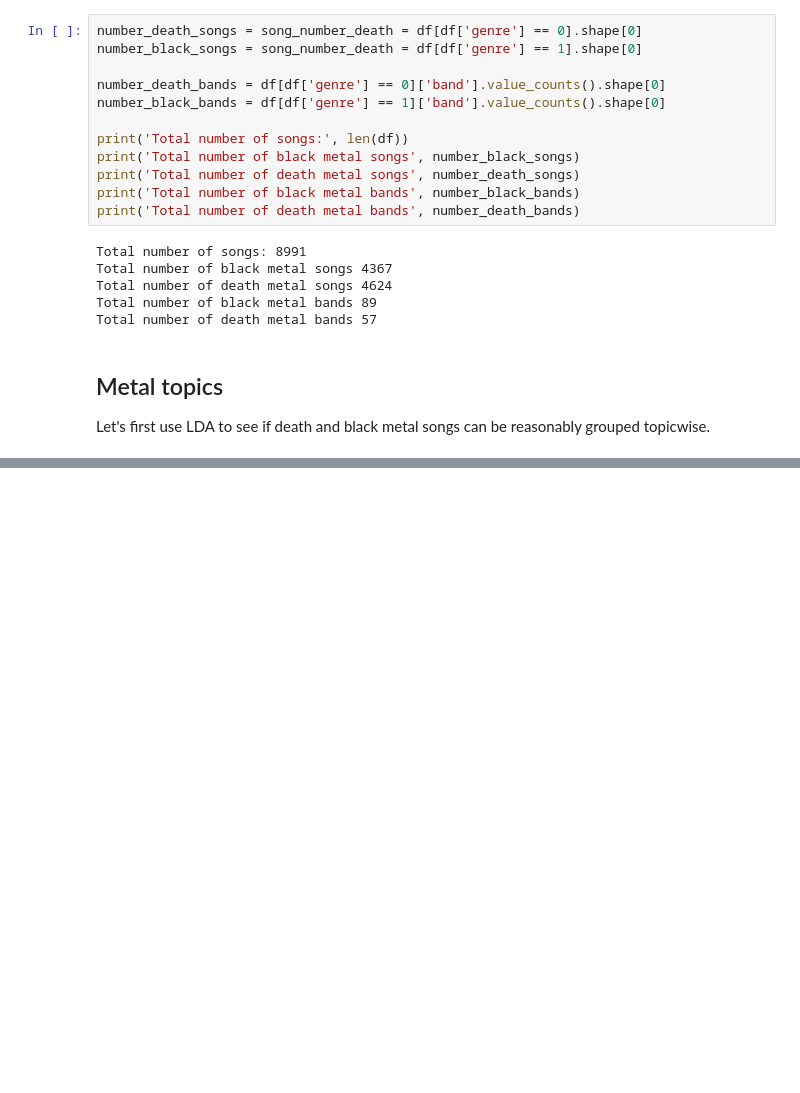
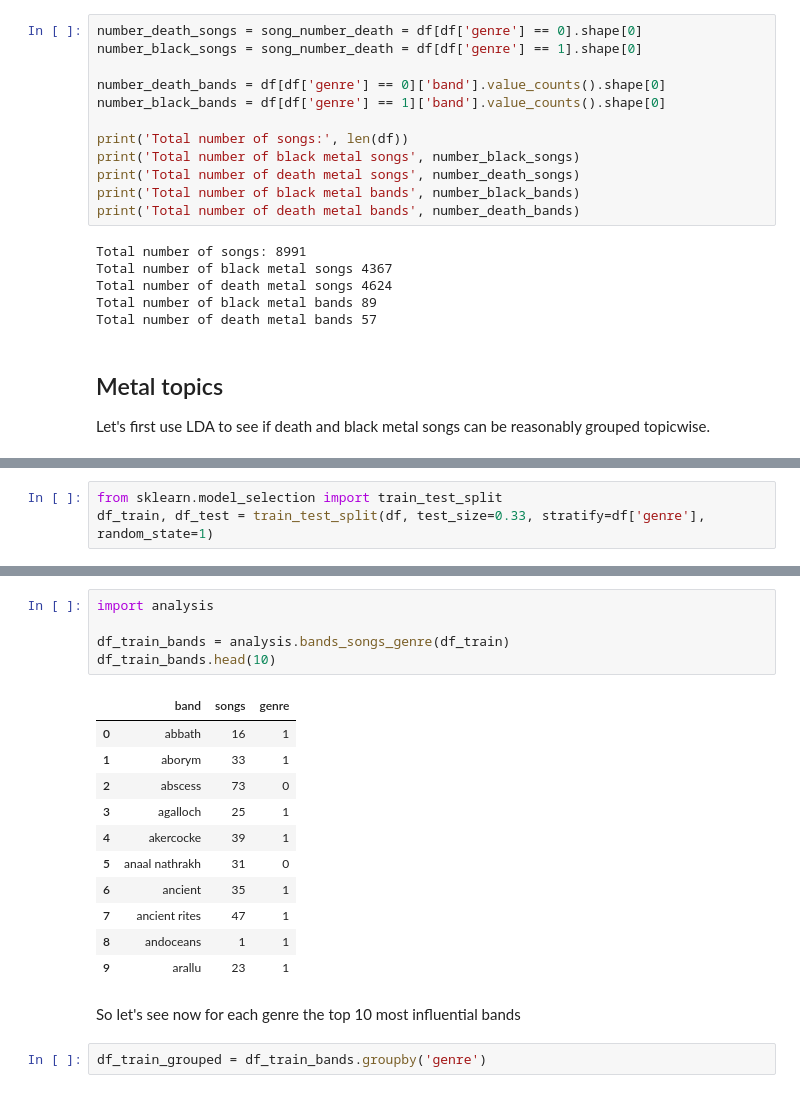
Before and after one commit to maraungu/metal-classifier, a Jupyter notebook: metal-classification.ipynb, the cells around one changed output, grey strips where cells are left out. Drawn from its saved outputs; the diff is of its cells as text; blank space fills up the shorter version.

```diff
--- a/metal-classification.ipynb
+++ b/metal-classification.ipynb
@@ -59,0 +127,3 @@ Let's first use LDA to see if death and black metal songs can be reasonably grou
+# %%
+from sklearn.model_selection import train_test_split
+df_train, df_test = train_test_split(df, test_size=0.33, stratify=df['genre'], random_state=1)
@@ -59,0 +255,21 @@ Let's first use LDA to see if death and black metal songs can be reasonably grou
+# %%
+import analysis
+
+df_train_bands = analysis.bands_songs_genre(df_train)
+df_train_bands.head(10)
+# %% [output]
+|  | band | songs | genre |
+| 0 | abbath | 16 | 1 |
+| 1 | aborym | 33 | 1 |
+| 2 | abscess | 73 | 0 |
+| 3 | agalloch | 25 | 1 |
+| 4 | akercocke | 39 | 1 |
+| 5 | anaal nathrakh | 31 | 0 |
+| 6 | ancient | 35 | 1 |
+| 7 | ancient rites | 47 | 1 |
+| 8 | andoceans | 1 | 1 |
+| 9 | arallu | 23 | 1 |
+# %% [markdown]
+So let's see now for each genre the top 10 most influential bands
+# %%
+df_train_grouped = df_train_bands.groupby('genre')
```
Also changed, not shown: parts of 49 cells of this notebook, 3 other files.
